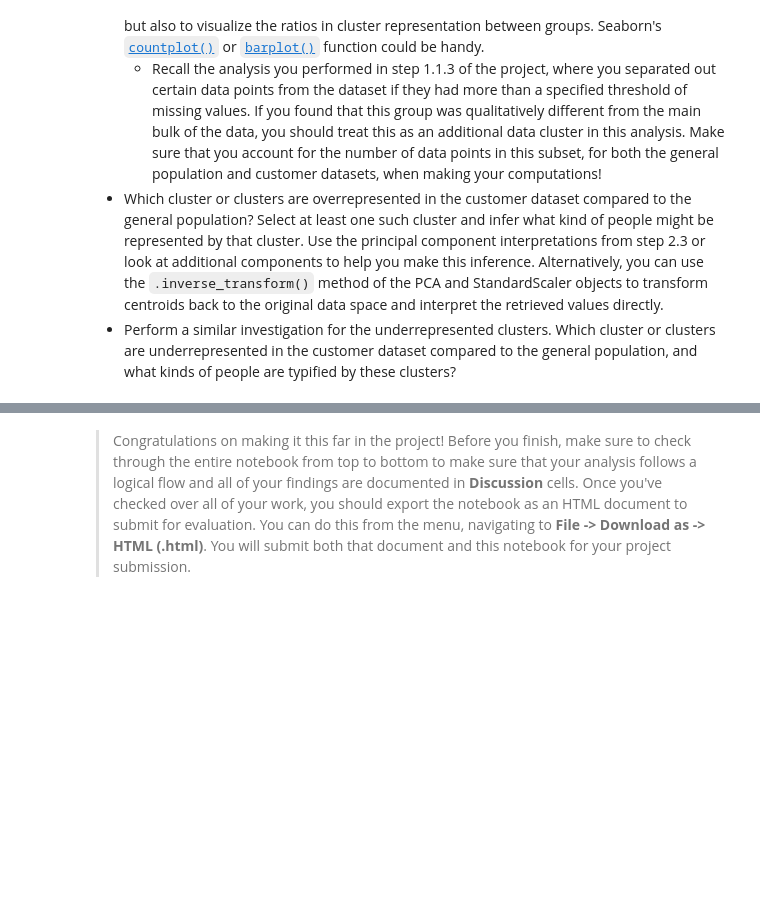
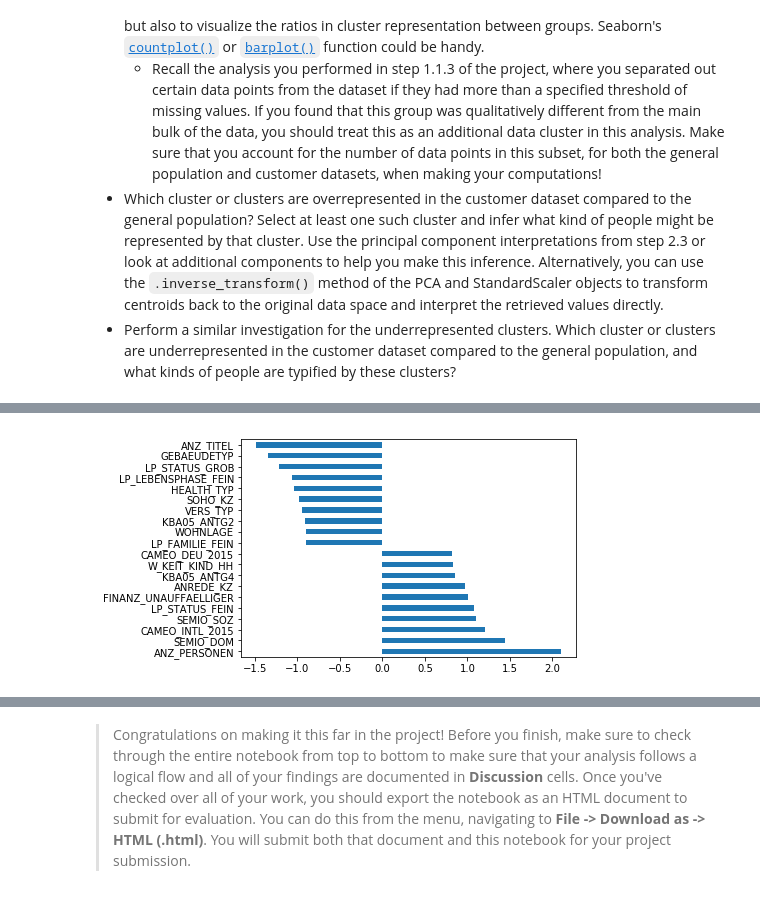
Before and after one commit to jackiedepp/data-scientist-nanodegree, a Jupyter notebook: unsupervised-learning/identify_customer_segments/Identify_Customer_Segments.ipynb, the cells around one changed output, grey strips where cells are left out. Drawn from its saved outputs; the diff is of its cells as text; code cells hidden in the pictures; blank space fills up the shorter version.

```diff
--- a/unsupervised-learning/identify_customer_segments/Identify_Customer_Segments.ipynb
+++ b/unsupervised-learning/identify_customer_segments/Identify_Customer_Segments.ipynb
@@ -956,8 +957,8 @@ df.head(8)
 # %%
 def plot_scaled_comparison(df_sample, pca, kmeans, cluster):
     X = pd.DataFrame.from_dict(dict(zip(df_sample.columns,
-                                        pca.inverse_transform(
-                                            kmeans.cluster_centers_[cluster]))
+                                        pca.inverse_transform(kmeans.cluster_centers_[cluster])
+                                       )
                                    ), orient='index'
                               ).rename(columns={0: 'feature_values'}
                               ).sort_values('feature_values', ascending=False)
@@ -967,0 +967,4 @@ plot_scaled_comparison(customers, customers_clean_pca, kmeans, 6)
+# %%
+plot_scaled_comparison(customers, pca, general_model, 14)
+# %% [output]
+[figure, added]
```
Also changed, not shown: parts of 31 cells of this notebook, 1 other file.
